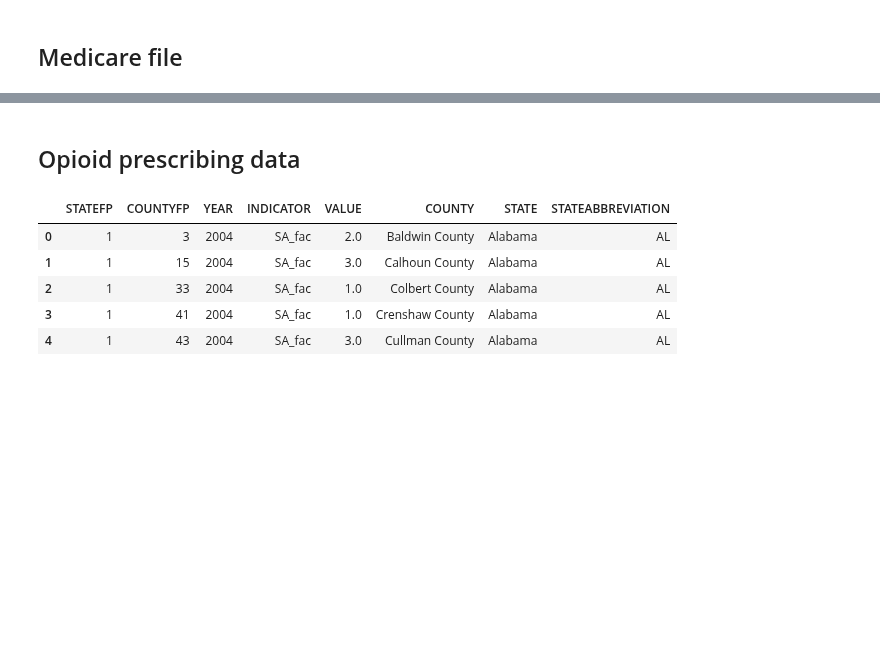
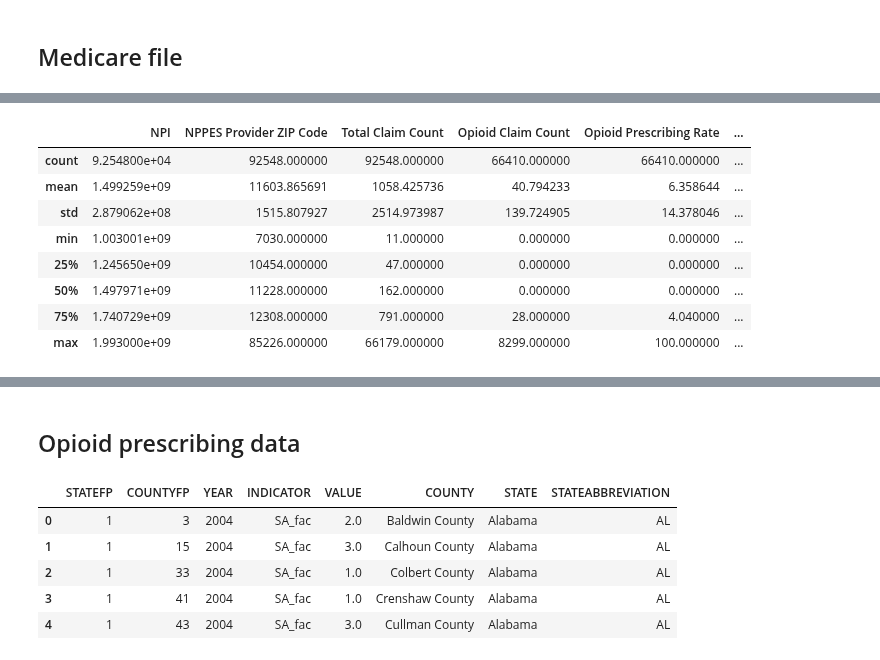
Before and after one commit to jessicambs/hacknights, a Jupyter notebook: opioid-analytics/01_opioid-distribution-prescription-patterns.ipynb, the cells around one changed output, grey strips where cells are left out. Cells and saved outputs as stored; diff of their text form; code cells hidden in the pictures; blank space fills up the shorter version.

```diff
--- a/opioid-analytics/01_opioid-distribution-prescription-patterns.ipynb
+++ b/opioid-analytics/01_opioid-distribution-prescription-patterns.ipynb
@@ -282,0 +266,12 @@ providers.shape
+# %%
+providers.describe()
+# %% [output]
+|  | NPI | NPPES Provider ZIP Code | Total Claim Count | Opioid Claim Count | Opioid Prescribing Rate | ... |
+| count | 9.254800e+04 | 92548.000000 | 92548.000000 | 66410.000000 | 66410.000000 | ... |
+| mean | 1.499259e+09 | 11603.865691 | 1058.425736 | 40.794233 | 6.358644 | ... |
+| std | 2.879062e+08 | 1515.807927 | 2514.973987 | 139.724905 | 14.378046 | ... |
+| min | 1.003001e+09 | 7030.000000 | 11.000000 | 0.000000 | 0.000000 | ... |
+| 25% | 1.245650e+09 | 10454.000000 | 47.000000 | 0.000000 | 0.000000 | ... |
+| 50% | 1.497971e+09 | 11228.000000 | 162.000000 | 0.000000 | 0.000000 | ... |
+| 75% | 1.740729e+09 | 12308.000000 | 791.000000 | 28.000000 | 4.040000 | ... |
+| max | 1.993000e+09 | 85226.000000 | 66179.000000 | 8299.000000 | 100.000000 | ... |
```
Also changed, not shown: parts of 9 cells of this notebook.
